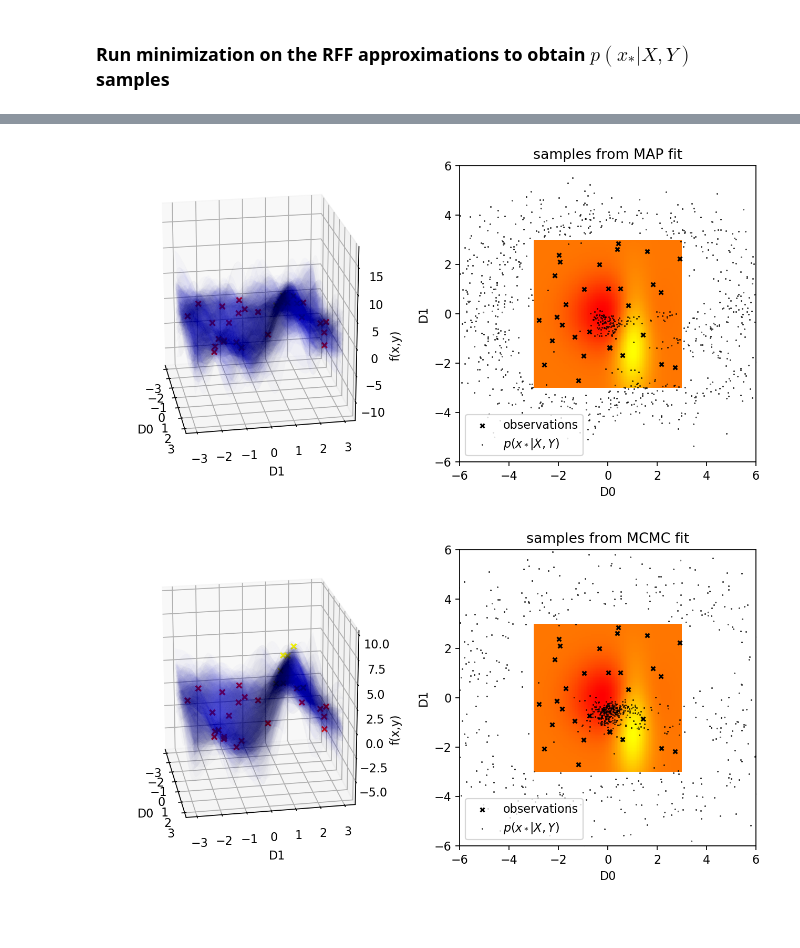
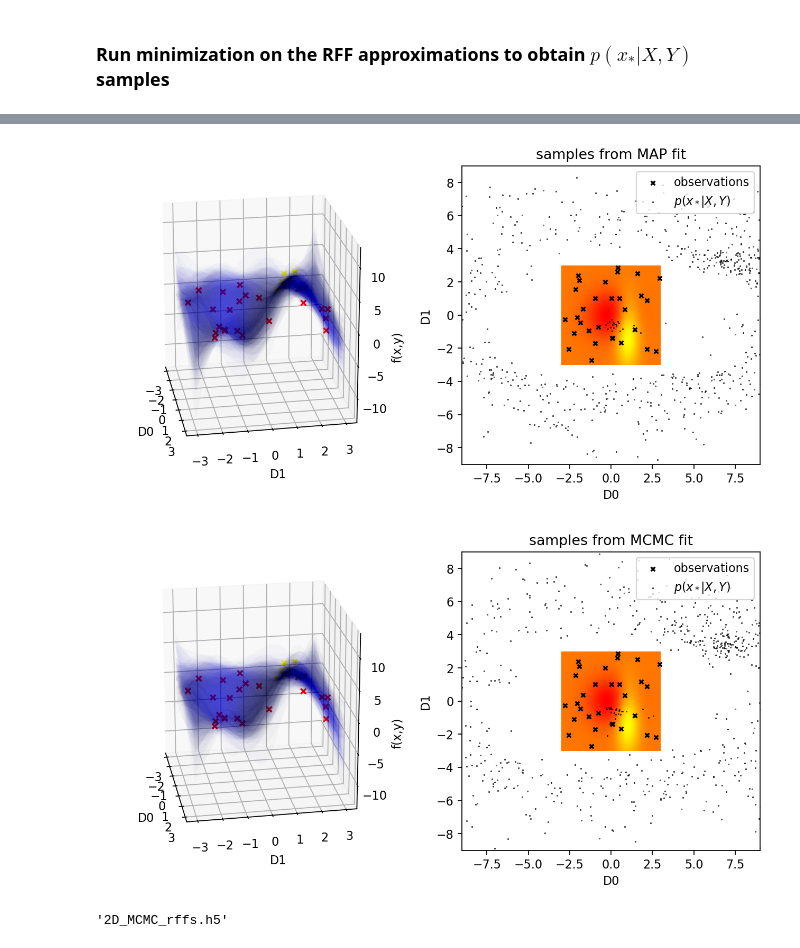
Before and after one commit to michaelosthege/pyrff, a Jupyter notebook: notebooks/Example_RFF_2D_PyMC3.ipynb, the cells around one changed output, grey strips where cells are left out. Cells and saved outputs as stored; diff of their text form; code cells hidden in the pictures; blank space fills up the shorter version.

```diff
--- a/notebooks/Example_RFF_2D_PyMC3.ipynb
+++ b/notebooks/Example_RFF_2D_PyMC3.ipynb
@@ -101,40 +101,32 @@ del x_dense
 ### Fit Gaussian Process with `PyMC3`
 # %%
 with pymc3.Model() as pmodel:
-    # as lengthscale, take the width of every bound
     span = numpy.ptp(BOUNDS, axis=1)
-    ls = pymc3.Gamma('ls', alpha=2, beta=1, shape=span.shape)
+    ls = pymc3.Lognormal('ls', mu=numpy.log(span/2), sd=0.5, shape=span.shape)
 
-    # expect a variance of the functions around 1
-    scaling = pymc3.Lognormal('scaling', mu=0, sd=0.5)
-
-    # for the observation noise, cheat by centering on the true value
-    sigma = pymc3.Lognormal('sigma', mu=σ_true, sd=0.05)
+    # we expect the function to explain most of the variance, so center a prior
+    # on the data amplitude
+    scaling = pymc3.Lognormal('scaling', mu=numpy.log(numpy.ptp(Y)), sd=0.2)
+    # observation noise of around 10 % of the data amplitude sounds realistic..
+    sigma = pymc3.Lognormal('sigma', mu=numpy.log(numpy.ptp(Y) / 10), sd=0.2)
 
     # construct the GP
-    mean_func = pymc3.gp.mean.Zero() # for RFF, the mean must be 0 !!!
+    # the literature describes RFFs only for 0 mean !!!
+    mean_func = pymc3.gp.mean.Zero()
     cov_func = scaling**2 * pymc3.gp.cov.ExpQuad(
         input_dim=D,
         ls=ls
     )
-    gp = pymc3.gp.Latent(mean_func=mean_func, cov_func=cov_func)
-
-    if X is not None:
-        f = gp.prior('f', X=X)
-        # set up likelihood
-        # note that `sigma` could also be a function - see Marginal Likelihood Example notebook from PyMC3
-        L = pymc3.Normal(
-            'L',
-            mu=f, sigma=sigma,
-            observed=Y
-        )
+    # the literature only describes RFFs for normally distributed observation noise
+    # therefore, we can use gp.Marginal and don't need to use gp.Latent
+    gp = pymc3.gp.Marginal(mean_func=mean_func, cov_func=cov_func)
+    gp.marginal_likelihood('L', X, Y, noise=sigma)
 
 with pmodel:
     mp = pymc3.find_MAP()
 
 with pmodel:
-    trace = pymc3.sample(tune=1000, draws=1000)
-    idata = arviz.from_pymc3(trace)
+    idata = arviz.from_pymc3(pymc3.sample(tune=1000, draws=1000))
 # %% [output]
 [interactive output not drawn]
 Auto-assigning NUTS sampler...
@@ -146,5 +138,5 @@ Sampling 4 chains for 1_000 tune and 1_000 draw iterations (4_000 + 4_000 draws
 # %%
-axs = arviz.plot_trace(trace, var_names=['ls', 'scaling', 'sigma'], transform=numpy.log)
+axs = arviz.plot_trace(idata, var_names=['ls', 'scaling', 'sigma'], transform=numpy.log)
 for d, axr in zip(range(D), axs):
     dname = f'D{d}'
     for ax in axr:
@@ -175,7 +167,7 @@ with pmodel:
 # also sample the GPs created from hyperparameter posterior samples
 with pmodel:
     pp_mcmc = pymc3.sample_posterior_predictive(
-        idata.posterior,
+        idata.posterior.sel(draw=slice(0, 500)),
         var_names=list(X_denses.keys()),
         random_seed=None
     )
@@ -335,35 +327,40 @@ if D == 2:
         ax3d.set_xlabel('D0')
         ax3d.set_ylabel('D1')
         ax3d.set_zlabel('f(x,y)')
         ax3d.view_init(elev=20, azim=-10)
 
         # plot heatmap and optima to the right
         ax2d.imshow(
             truth(x_dense).reshape(n,n),
             extent=BOUNDS.flatten(),
             cmap=cm.autumn
         )
         ax2d.scatter(
             X[:, 0],
             X[:, 1],
             marker='x', color='black', s=12,
             label='observations'
         )
         ax2d.scatter(
             x_star_x[:, 0],
             x_star_x[:, 1],
             marker='.', color='black', s=0.5,
             label='$p(x_*|X,Y)$'
         )
 
         ax2d.set_title(f'samples from {label} fit')
         ax2d.set_xlabel('D0')
         ax2d.set_ylabel('D1')
-        ax2d.set_xlim(*BOUNDS[0]*2)
-        ax2d.set_ylim(*BOUNDS[1]*2)
-        ax2d.legend()
+        ax2d.set_xlim(*BOUNDS[0]*3)
+        ax2d.set_ylim(*BOUNDS[1]*3)
+        ax2d.legend(loc='upper right')
 
         pyplot.show()
 # %% [output]
-[figure, old version]
+[figure, new version]
-[figure, old version]
+[figure, new version]
+# %%
+pyrff.save_rffs(rffs_map, '2D_MAP_rffs.h5')
+pyrff.save_rffs(rffs_map, '2D_MCMC_rffs.h5')
+# %% [output]
+'2D_MCMC_rffs.h5'
```
Also changed, not shown: parts of 3 cells of this notebook, 1 other file.
